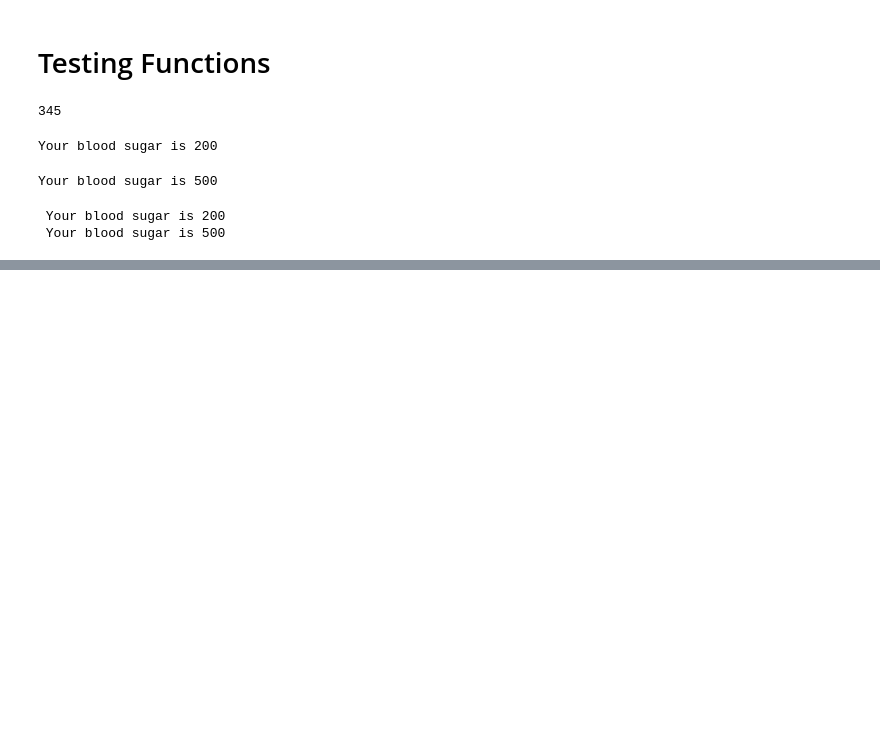
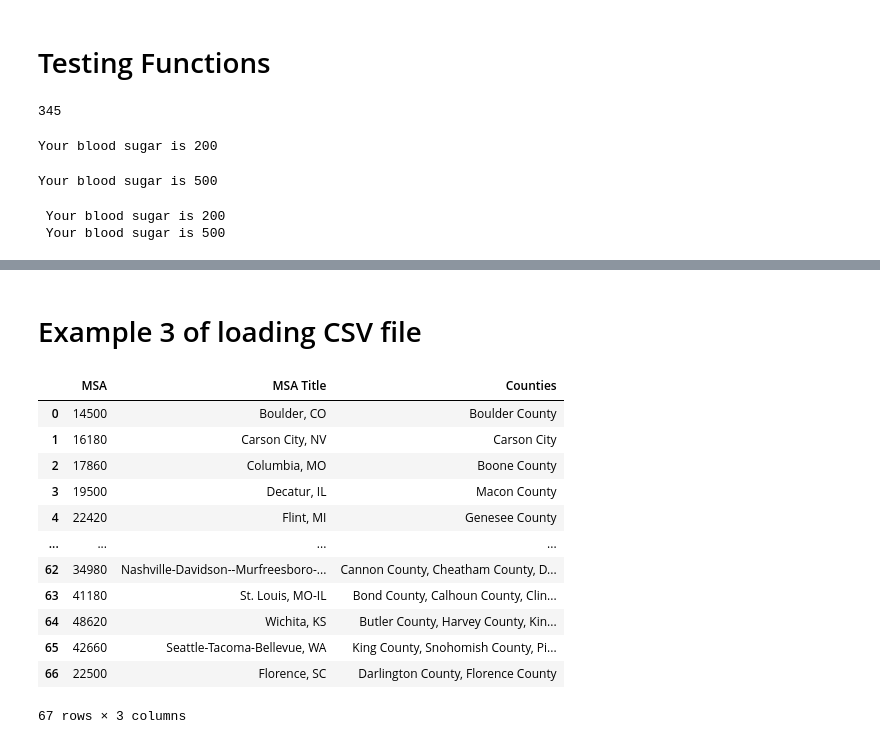
Before and after one commit to chebbin/google-colab, a Jupyter notebook: HHA507class1.ipynb, the cells around one changed output, grey strips where cells are left out. Cells and saved outputs as stored; diff of their text form; code cells hidden in the pictures; blank space fills up the shorter version.

```diff
--- a/HHA507class1.ipynb
+++ b/HHA507class1.ipynb
@@ -44,0 +87,19 @@ print(f"\n {test2} \n {test3}")
+# %% [markdown]
+# Example 3 of loading CSV file
+# %%
+dataset3 = pd.read_csv('JR.csv')
+dataset3
+# %% [output]
+|  | MSA | MSA Title | Counties |
+| 0 | 14500 | Boulder, CO | Boulder County |
+| 1 | 16180 | Carson City, NV | Carson City |
+| 2 | 17860 | Columbia, MO | Boone County |
+| 3 | 19500 | Decatur, IL | Macon County |
+| 4 | 22420 | Flint, MI | Genesee County |
+| ... | ... | ... | ... |
+| 62 | 34980 | Nashville-Davidson--Murfreesboro-... | Cannon County, Cheatham County, D... |
+| 63 | 41180 | St. Louis, MO-IL | Bond County, Calhoun County, Clin... |
+| 64 | 48620 | Wichita, KS | Butler County, Harvey County, Kin... |
+| 65 | 42660 | Seattle-Tacoma-Bellevue, WA | King County, Snohomish County, Pi... |
+| 66 | 22500 | Florence, SC | Darlington County, Florence County |
+67 rows × 3 columns
```
Also changed, not shown: parts of 6 cells of this notebook.
